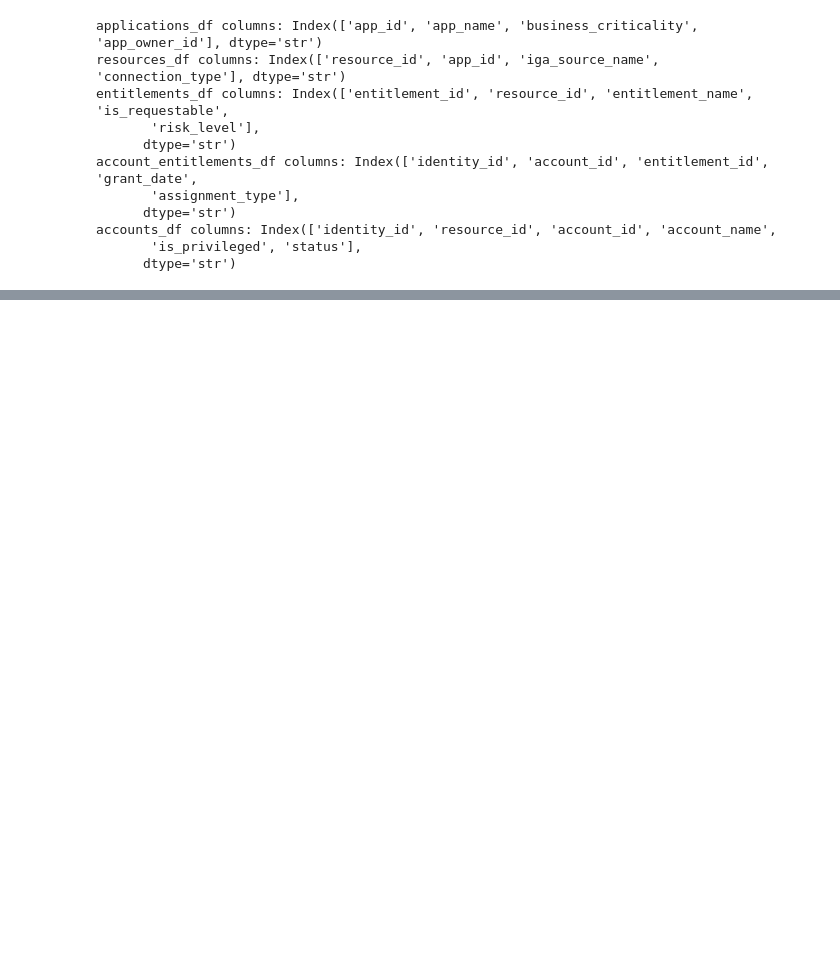
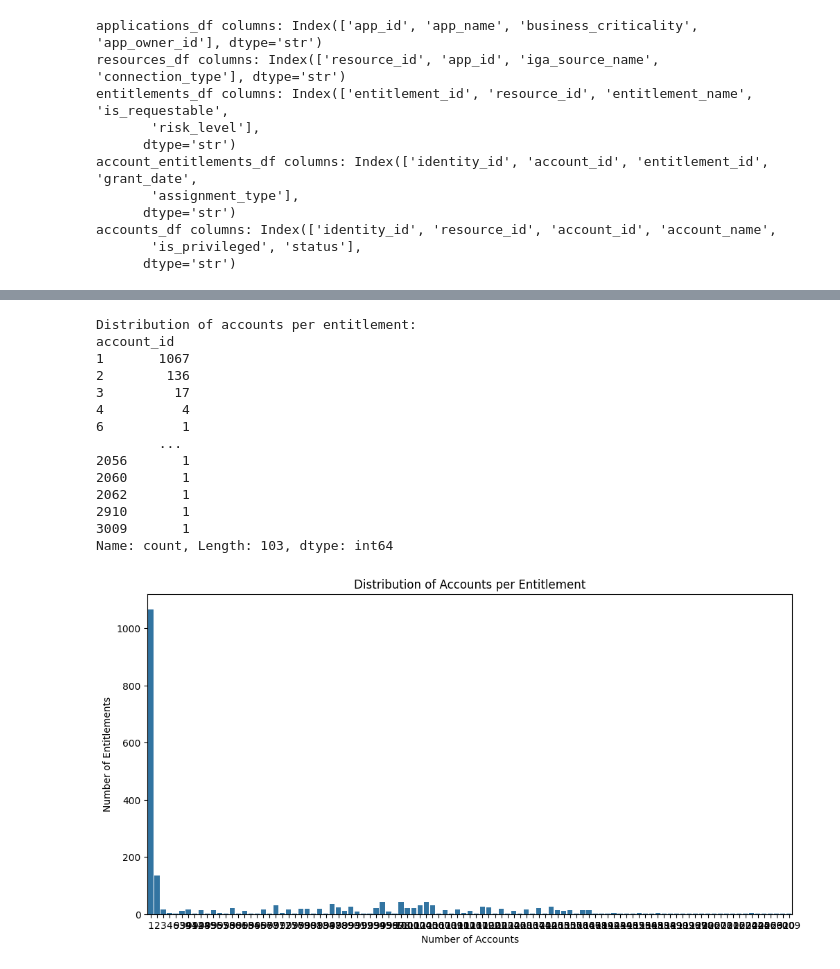
Before and after one commit to tejak005/IAMDataClusteringJupyter, a Jupyter notebook: Clustering ML pipeline.ipynb, the cells around one changed output, grey strips where cells are left out. Saved outputs shown, nothing was run; the diff lists cells and outputs as text; code cells hidden in the pictures; blank space fills up the shorter version.

```diff
--- a/Clustering ML pipeline.ipynb
+++ b/Clustering ML pipeline.ipynb
@@ -147,0 +219,35 @@ accounts_df columns: Index(['identity_id', 'resource_id', 'account_id', 'account
+# %%
+# --- Analysis for entitlement to account mapping ---
+
+# Group by 'entitlement_id' and count the number of unique accounts for each entitlement
+accounts_per_entitlement = account_entitlements_df.groupby('entitlement_id')['account_id'].nunique()
+
+# Get the distribution of the number of accounts per entitlement
+account_dist_per_entitlement = accounts_per_entitlement.value_counts().sort_index()
+
+print("Distribution of accounts per entitlement:")
+print(account_dist_per_entitlement)
+
+# Create a bar plot of the distribution
+plt.figure(figsize=(12, 6))
+sns.barplot(x=account_dist_per_entitlement.index, y=account_dist_per_entitlement.values)
+plt.xlabel("Number of Accounts")
+plt.ylabel("Number of Entitlements")
+plt.title("Distribution of Accounts per Entitlement")
+plt.show()
+# %% [output]
+Distribution of accounts per entitlement:
+account_id
+1       1067
+2        136
+3         17
+4          4
+6          1
+        ...
+2056       1
+2060       1
+2062       1
+2910       1
+3009       1
+Name: count, Length: 103, dtype: int64
+[figure, added]
```
Also changed, not shown: parts of 7 cells of this notebook, 10 other files.
